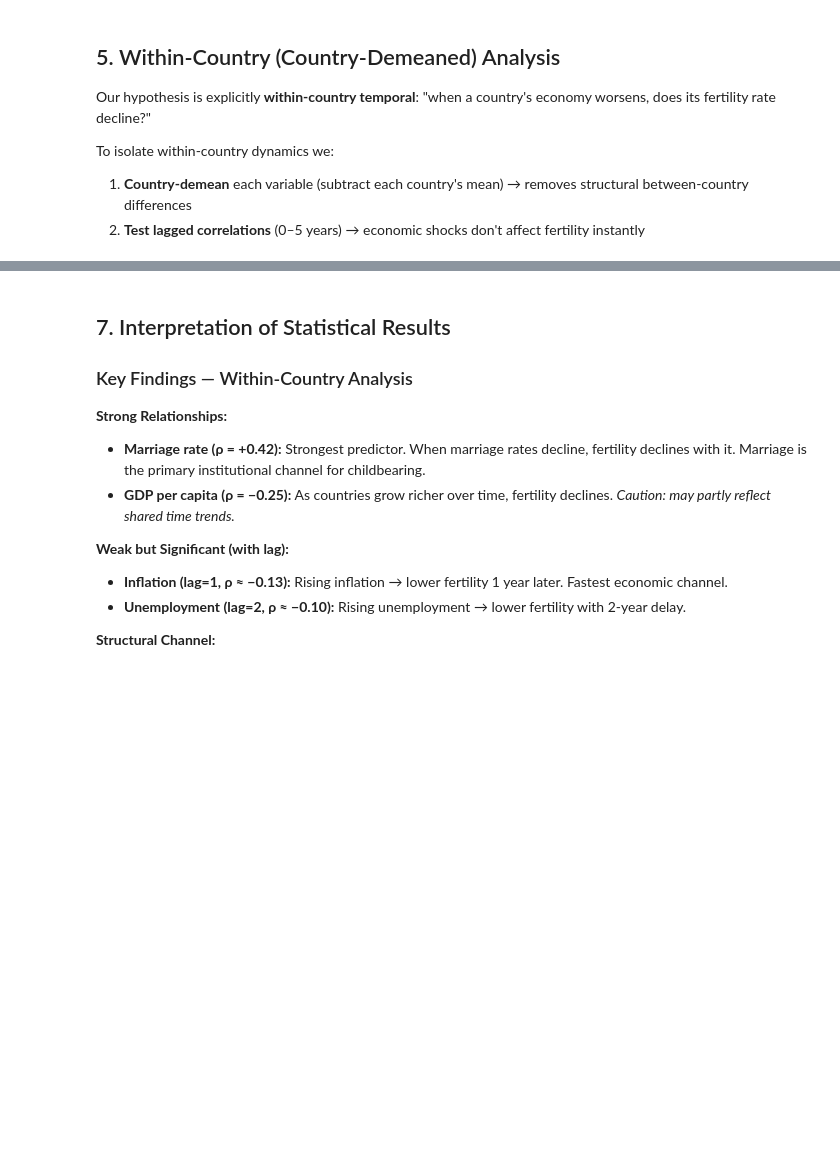
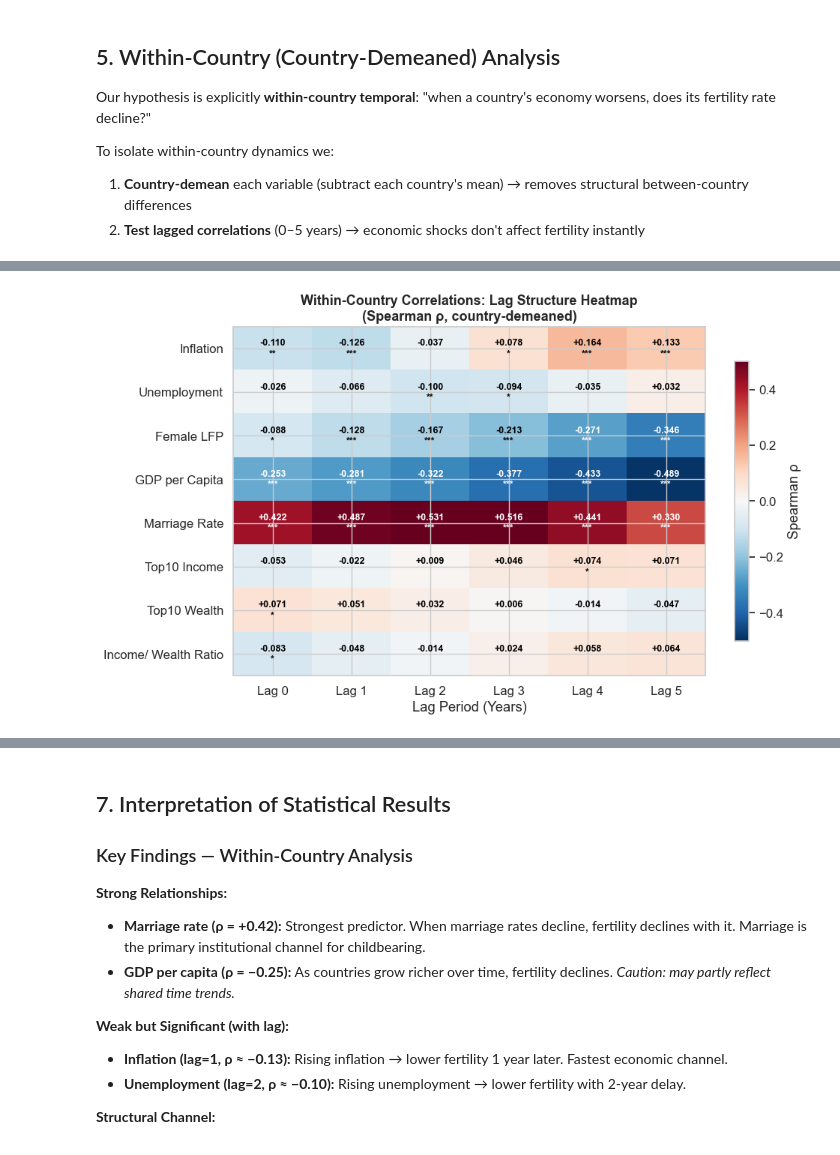
Before and after one commit to yusufalimatyar/DSA210-Term-Project, a Jupyter notebook: notebooks/analysis.ipynb, the cells around one changed output, grey strips where cells are left out. Drawn from its saved outputs; the diff is of its cells as text; code cells hidden in the pictures; blank space fills up the shorter version.

Commit message:
Add inequality within-country lag findings and document H8/H9 results

```diff
--- a/notebooks/analysis.ipynb
+++ b/notebooks/analysis.ipynb
@@ -42,17 +45,24 @@ plt.rcParams["figure.dpi"] = 100
 NUMERIC_VARS = [
     "fertility_rate", "inflation", "unemployment_total",
     "female_labor_force_participation", "gdp_per_capita", "marriage_rate",
+    "income_share_top10", "wealth_share_top10", "income_wealth_ratio",
 ]
 INDEPENDENT_VARS = [
     "inflation", "unemployment_total", "female_labor_force_participation",
     "gdp_per_capita", "marriage_rate",
 ]
+INEQUALITY_VARS = ["income_share_top10", "wealth_share_top10", "income_wealth_ratio"]
+WITHIN_LAG_VARS = INDEPENDENT_VARS + INEQUALITY_VARS
+
 VAR_LABELS = {
     "inflation": "Inflation (%)",
     "unemployment_total": "Unemployment (%)",
     "female_labor_force_participation": "Female Labor Force Participation (%)",
     "gdp_per_capita": "GDP per Capita (PPP, $)",
     "marriage_rate": "Marriage Rate (per 1,000)",
+    "income_share_top10": "Top 10% Income Share",
+    "wealth_share_top10": "Top 10% Wealth Share",
+    "income_wealth_ratio": "Income/Wealth Ratio",
 }
 VAR_SHORT = {
     "inflation": "Inflation",
@@ -60,6 +70,9 @@ VAR_SHORT = {
     "female_labor_force_participation": "Female\nLFP",
     "gdp_per_capita": "GDP per\nCapita",
     "marriage_rate": "Marriage\nRate",
+    "income_share_top10": "Top10\nIncome",
+    "wealth_share_top10": "Top10\nWealth",
+    "income_wealth_ratio": "Income/\nWealth Ratio",
 }
 GROUP_COLORS = {"developed": "#2196F3", "transition": "#FF9800", "special_case": "#F44336"}
 GROUP_ORDER = ["developed", "transition", "special_case"]
@@ -387,34 +558,37 @@ for var in INDEPENDENT_VARS:
 # %%
-lag_matrix = np.zeros((len(INDEPENDENT_VARS), max_lag + 1))
-p_matrix   = np.zeros((len(INDEPENDENT_VARS), max_lag + 1))
-for i, var in enumerate(INDEPENDENT_VARS):
+lag_matrix = np.zeros((len(WITHIN_LAG_VARS), max_lag + 1))
+p_matrix   = np.zeros((len(WITHIN_LAG_VARS), max_lag + 1))
+for i, var in enumerate(WITHIN_LAG_VARS):
     for j in range(max_lag + 1):
         lag_matrix[i, j] = lag_results[var][j]["rho"]
         p_matrix[i, j]   = lag_results[var][j]["p"]
 
-fig, ax = plt.subplots(figsize=(10, 5))
+fig_h = max(6, 0.75 * len(WITHIN_LAG_VARS))
+fig, ax = plt.subplots(figsize=(10, fig_h))
 im = ax.imshow(lag_matrix, cmap="RdBu_r", aspect="auto", vmin=-0.5, vmax=0.5)
 
-for i in range(len(INDEPENDENT_VARS)):
+for i in range(len(WITHIN_LAG_VARS)):
     for j in range(max_lag + 1):
         rho_val, p_val = lag_matrix[i, j], p_matrix[i, j]
         star = "***" if p_val < 0.001 else "**" if p_val < 0.01 else "*" if p_val < 0.05 else ""
         color = "white" if abs(rho_val) > 0.25 else "black"
         ax.text(j, i, f"{rho_val:+.3f}\n{star}", ha="center", va="center",
                 fontsize=9, fontweight="bold", color=color)
 
 ax.set_xticks(range(max_lag + 1))
 ax.set_xticklabels([f"Lag {l}" for l in range(max_lag + 1)])
-ax.set_yticks(range(len(INDEPENDENT_VARS)))
-ax.set_yticklabels([VAR_SHORT[v].replace("\n", " ") for v in INDEPENDENT_VARS])
+ax.set_yticks(range(len(WITHIN_LAG_VARS)))
+ax.set_yticklabels([VAR_SHORT[v].replace("\n", " ") for v in WITHIN_LAG_VARS])
 ax.set_xlabel("Lag Period (Years)")
 ax.set_title("Within-Country Correlations: Lag Structure Heatmap\n"
-             "(Spearman \u03c1, country-demeaned)", fontsize=13, fontweight="bold")
+             "(Spearman ρ, country-demeaned)", fontsize=13, fontweight="bold")
 cbar = plt.colorbar(im, ax=ax, shrink=0.8)
-cbar.set_label("Spearman \u03c1")
+cbar.set_label("Spearman ρ")
 plt.tight_layout()
 plt.savefig("../outputs/lag_heatmap.png", dpi=150, bbox_inches="tight")
 plt.show()
+# %% [output]
+[figure, added]
 # %% [markdown]
 ## 6. Hypothesis Testing
 
```
Also changed, not shown: parts of 16 cells of this notebook, 1 other file.
